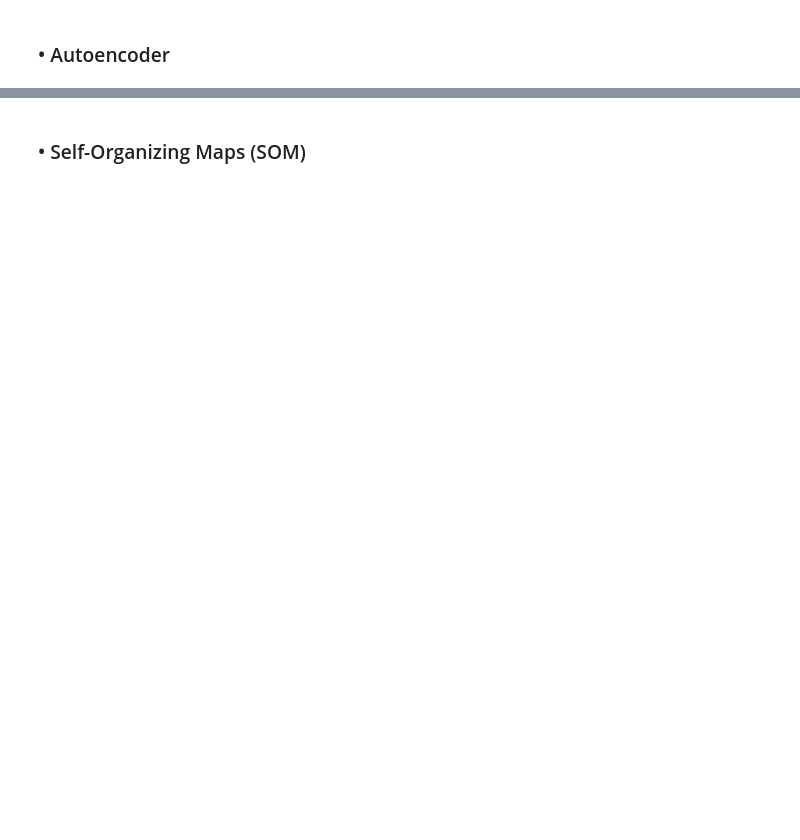
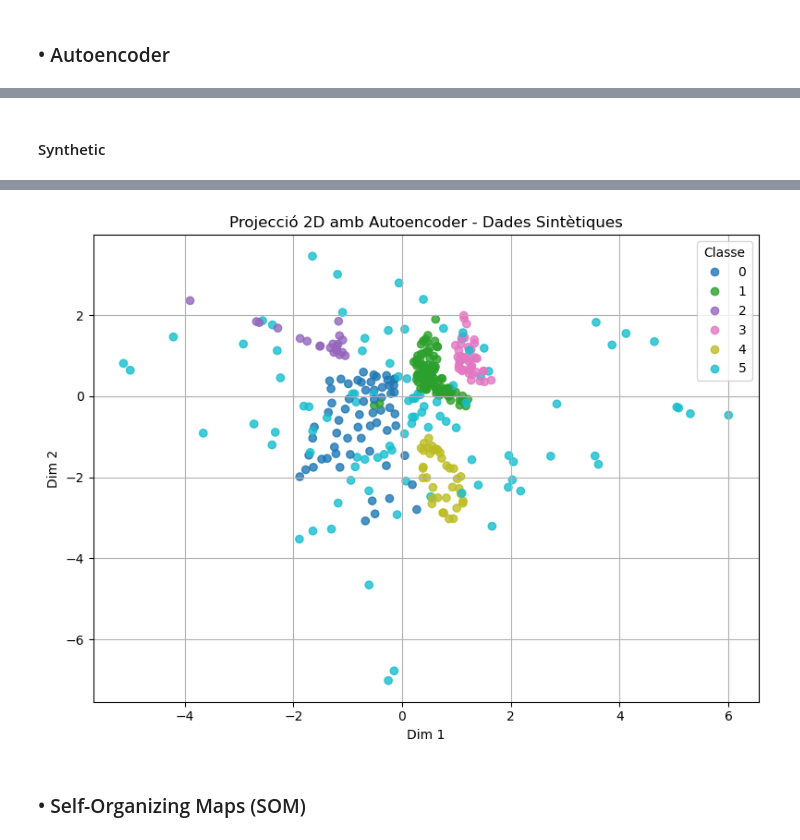
Before and after one commit to angelacn/Practica2AAMD, a Jupyter notebook: A2-Group_Y-Philippe_Lemoine-Angela_Carrillo.ipynb, the cells around one changed output, grey strips where cells are left out. Saved outputs shown, nothing was run; the diff lists cells and outputs as text; code cells hidden in the pictures; blank space fills up the shorter version.

```diff
--- a/A2-Group_Y-Philippe_Lemoine-Angela_Carrillo.ipynb
+++ b/A2-Group_Y-Philippe_Lemoine-Angela_Carrillo.ipynb
@@ -145,0 +162,36 @@ plt.show()
+# %% [markdown]
+#### Synthetic
+# %%
+# 1. Preparar autoencoder para dades sintètiques
+input_dim = df_syn_scaled.shape[1]
+autoencoder_syn, encoder_syn = build_autoencoder(input_dim)
+
+autoencoder_syn.compile(optimizer=Adam(learning_rate=0.01), loss='mse')
+
+# 2. Entrenar l'autoencoder
+history_syn = autoencoder_syn.fit(df_syn_scaled, df_syn_scaled,
+                                  epochs=100,
+                                  batch_size=16,
+                                  shuffle=True,
+                                  verbose=0)
+
+# 3. Projectar a 2D amb el codificador
+encoded_data_syn = encoder_syn.predict(df_syn_scaled)
+
+# 4. Etiquetes
+labels_syn = df_synthetic_og["class"].astype("category")
+codes_syn = labels_syn.cat.codes
+
+# 5. Gràfic
+plt.figure(figsize=(8, 6))
+scatter_syn = plt.scatter(encoded_data_syn[:, 0], encoded_data_syn[:, 1],
+                          c=codes_syn, cmap='tab10', alpha=0.8)
+
+plt.legend(*scatter_syn.legend_elements(), title="Classe")
+plt.title("Projecció 2D amb Autoencoder - Dades Sintètiques")
+plt.xlabel("Dim 1")
+plt.ylabel("Dim 2")
+plt.grid(True)
+plt.tight_layout()
+plt.show()
+# %% [output]
@@ -146,2 +199,3 @@ plt.show()
+[figure, added]
 # %% [markdown]
 ### • Self-Organizing Maps (SOM)
```
Also changed, not shown: parts of 15 cells of this notebook.
